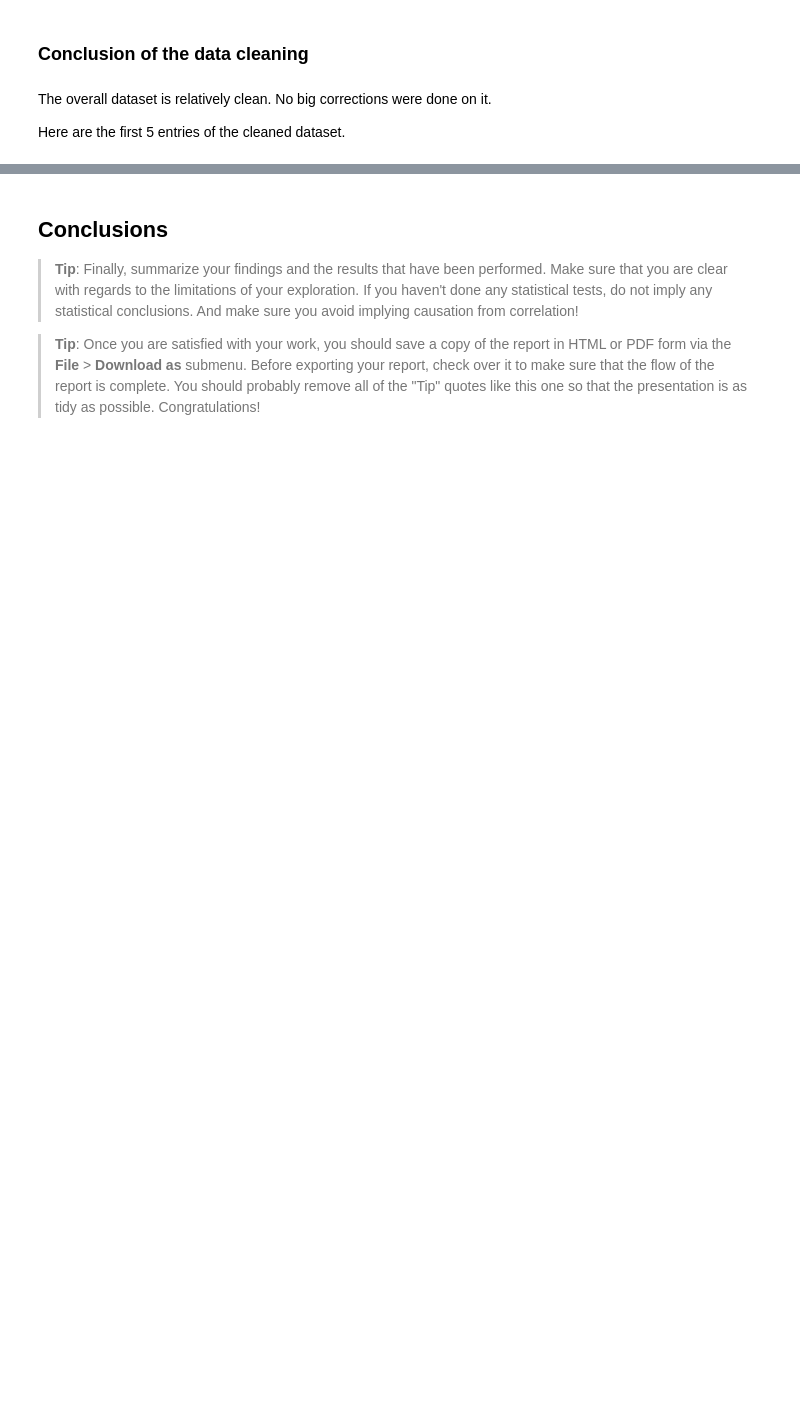
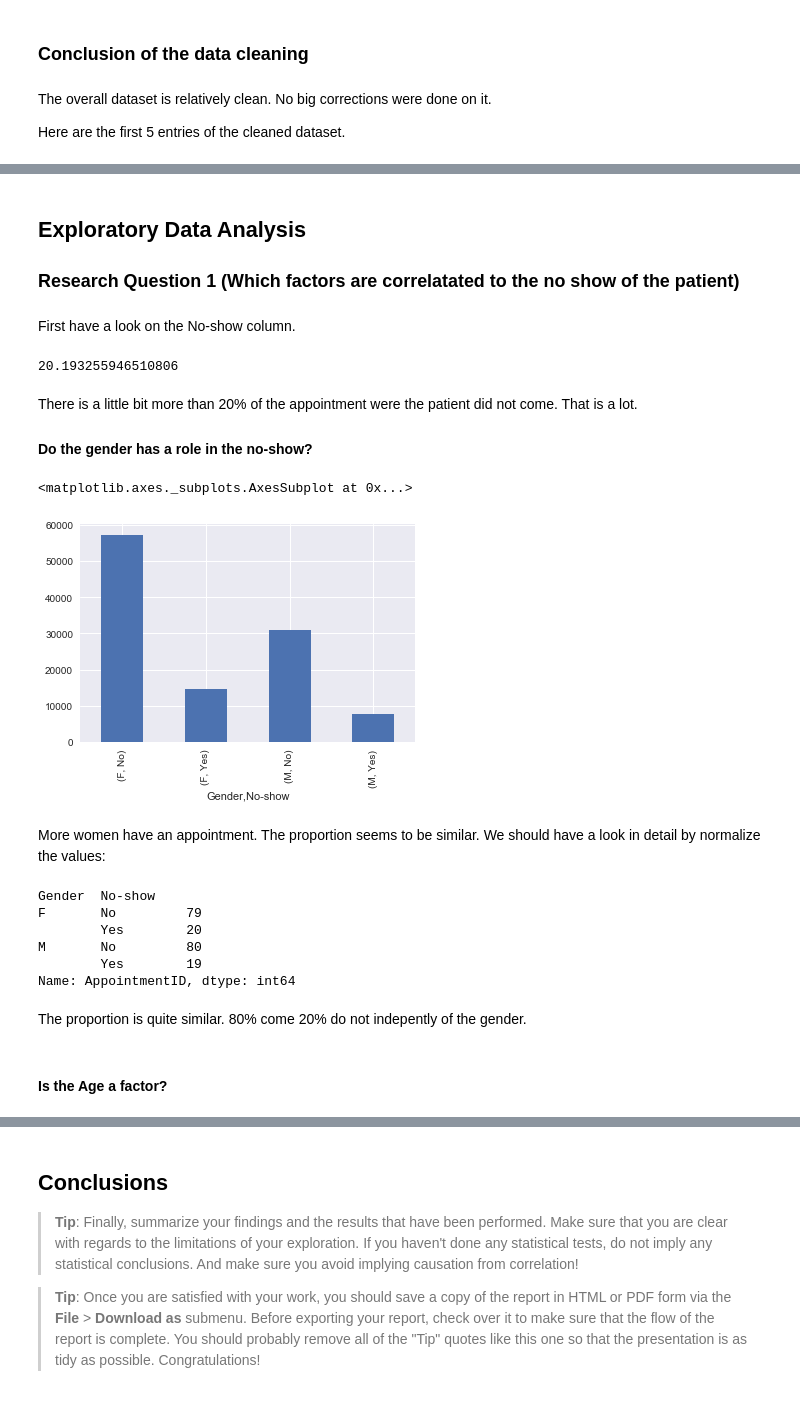
Before and after one commit to Hansastro/Nanodregree_Data_Analyst, a Jupyter notebook: Chapter3/investigate-a-dataset.ipynb, the cells around one changed output, grey strips where cells are left out. Cells and saved outputs as stored; diff of their text form; code cells hidden in the pictures; blank space fills up the shorter version.

Commit message:
Work on the first question.

```diff
--- a/Chapter3/investigate-a-dataset.ipynb
+++ b/Chapter3/investigate-a-dataset.ipynb
@@ -479,0 +464,41 @@ noshowapp_df.head()
+# %% [markdown]
+<a id='eda'></a>
+## Exploratory Data Analysis
+
+### Research Question 1 (Which factors are correlatated to the no show of the patient)
+# %% [markdown]
+First have a look on the No-show column.
+# %%
+noshowapp_df[noshowapp_df['No-show'] == 'Yes']['No-show'].count() / float(noshowapp_df['No-show'].count()) * 100
+# %% [output]
+20.193255946510806
+# %% [markdown]
+There is a little bit more than 20% of the appointment were the patient did not come. That is a lot.
+
+#### Do the gender has a role in the no-show?
+# %%
+gender_no_show = noshowapp_df.groupby(['Gender', 'No-show'])['AppointmentID'].count()
+# %%
+gender_no_show.plot.bar()
+# %% [output]
+<matplotlib.axes._subplots.AxesSubplot at 0x...>
+[figure, added]
+# %% [markdown]
+More women have an appointment. The proportion seems to be similar.
+We should have a look in detail by normalize the values:
+# %%
+for i in gender_no_show.index.levels[0]:
+    gender_no_show[i] = gender_no_show[i]/gender_no_show[i].sum()*100
+
+gender_no_show
+# %% [output]
+Gender  No-show
+F       No         79
+        Yes        20
+M       No         80
+        Yes        19
+Name: AppointmentID, dtype: int64
+# %% [markdown]
+The proportion is quite similar. 80% come 20% do not indepently of the gender.
+# %% [markdown]
+#### Is the Age a factor?
```
Also changed, not shown: parts of 22 cells of this notebook, 1 other file.
